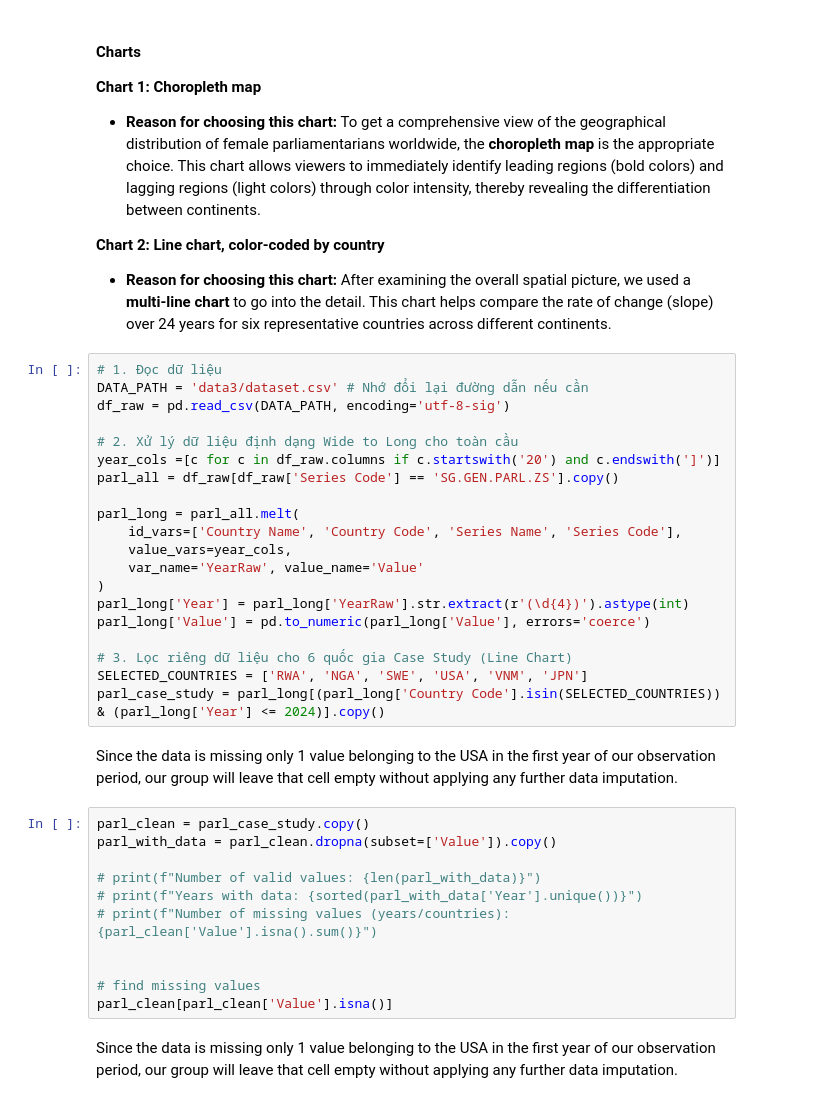
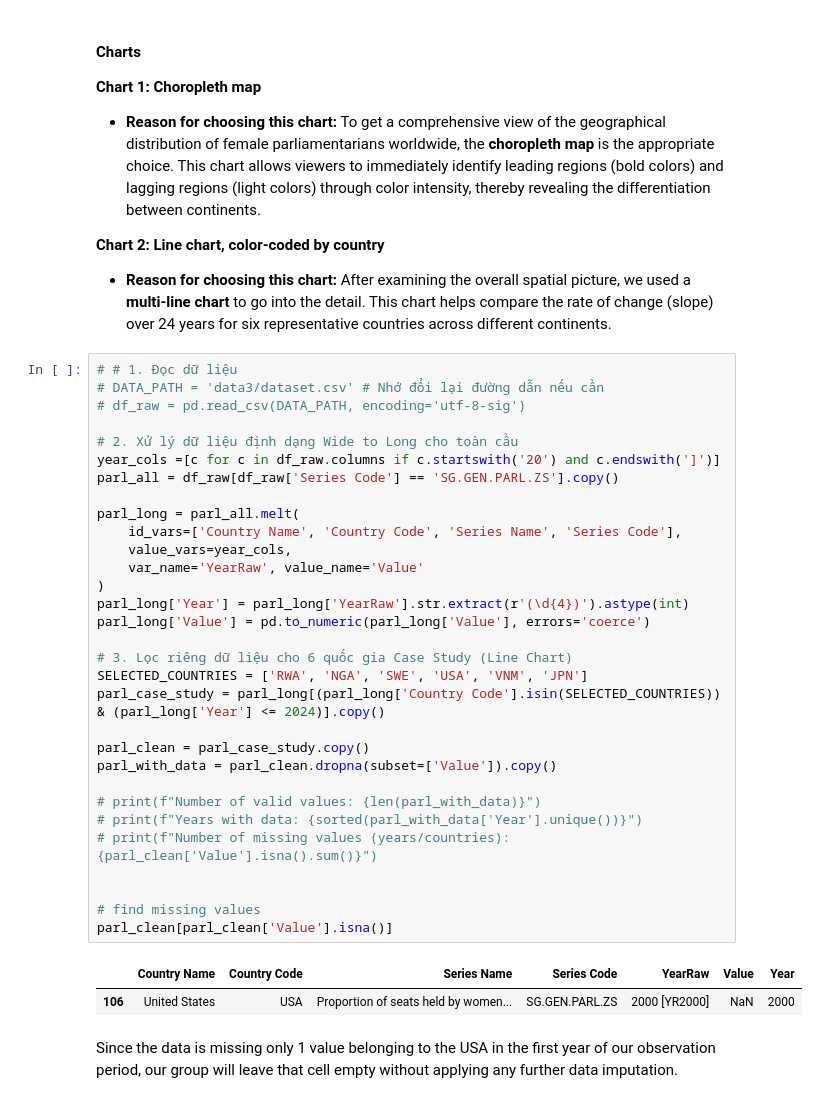
Before and after one commit to n3sfan/DataVis-Lab2, a Jupyter notebook: Notebook/All.ipynb, the cells around one changed output. Saved outputs shown, nothing was run; the diff lists cells and outputs as text.

```diff
--- a/Notebook/All.ipynb
+++ b/Notebook/All.ipynb
@@ -2139,38 +2141,39 @@ Combining a spatial perspective (global map) and a temporal perspective (24-year
 **Chart 2: Line chart, color-coded by country**
 - **Reason for choosing this chart:** After examining the overall spatial picture, we used a **multi-line chart** to go into the detail. This chart helps compare the rate of change (slope) over 24 years for six representative countries across different continents.
 # %%
-# 1. Đọc dữ liệu
-DATA_PATH = 'data3/dataset.csv' # Nhớ đổi lại đường dẫn nếu cần
-df_raw = pd.read_csv(DATA_PATH, encoding='utf-8-sig')
+# # 1. Đọc dữ liệu
+# DATA_PATH = 'data3/dataset.csv' # Nhớ đổi lại đường dẫn nếu cần
+# df_raw = pd.read_csv(DATA_PATH, encoding='utf-8-sig')
 
 # 2. Xử lý dữ liệu định dạng Wide to Long cho toàn cầu
 year_cols =[c for c in df_raw.columns if c.startswith('20') and c.endswith(']')]
 parl_all = df_raw[df_raw['Series Code'] == 'SG.GEN.PARL.ZS'].copy()
 
 parl_long = parl_all.melt(
     id_vars=['Country Name', 'Country Code', 'Series Name', 'Series Code'],
     value_vars=year_cols,
     var_name='YearRaw', value_name='Value'
 )
 parl_long['Year'] = parl_long['YearRaw'].str.extract(r'(\d{4})').astype(int)
 parl_long['Value'] = pd.to_numeric(parl_long['Value'], errors='coerce')
 
 # 3. Lọc riêng dữ liệu cho 6 quốc gia Case Study (Line Chart)
 SELECTED_COUNTRIES = ['RWA', 'NGA', 'SWE', 'USA', 'VNM', 'JPN']
 parl_case_study = parl_long[(parl_long['Country Code'].isin(SELECTED_COUNTRIES)) & (parl_long['Year'] <= 2024)].copy()
+
+parl_clean = parl_case_study.copy()
+parl_with_data = parl_clean.dropna(subset=['Value']).copy()
+
+# print(f"Number of valid values: {len(parl_with_data)}")
+# print(f"Years with data: {sorted(parl_with_data['Year'].unique())}")
+# print(f"Number of missing values (years/countries): {parl_clean['Value'].isna().sum()}")
+
+
+# find missing values
+parl_clean[parl_clean['Value'].isna()]
+# %% [output]
+|  | Country Name | Country Code | Series Name | Series Code | YearRaw | Value | Year |
+| 106 | United States | USA | Proportion of seats held by women... | SG.GEN.PARL.ZS | 2000 [YR2000] | NaN | 2000 |
-# %% [markdown]
-Since the data is missing only 1 value belonging to the USA in the first year of our observation period, our group will leave that cell empty without applying any further data imputation.
-# %%
-parl_clean = parl_case_study.copy()
-parl_with_data = parl_clean.dropna(subset=['Value']).copy()
-
-# print(f"Number of valid values: {len(parl_with_data)}")
-# print(f"Years with data: {sorted(parl_with_data['Year'].unique())}")
-# print(f"Number of missing values (years/countries): {parl_clean['Value'].isna().sum()}")
-
-
-# find missing values
-parl_clean[parl_clean['Value'].isna()]
 # %% [markdown]
 Since the data is missing only 1 value belonging to the USA in the first year of our observation period, our group will leave that cell empty without applying any further data imputation.
 # %%
```
Also changed, not shown: parts of 6 cells of this notebook.
